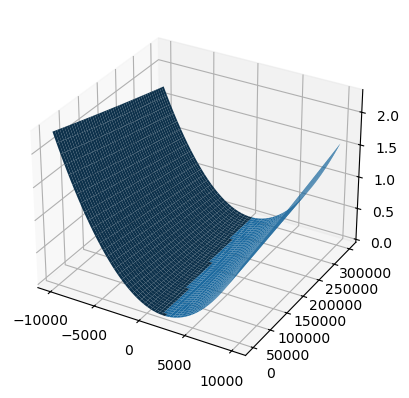
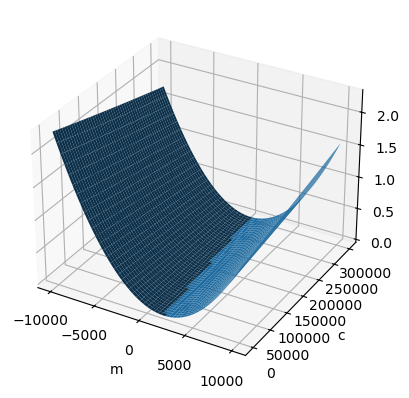
The notebook cell's code change between the first figure and the second:
--- before
+++ after
@@ -21,4 +21,7 @@
 print(m.shape)
 
+a.set_xlabel("m")
+a.set_ylabel("c")
+a.set_zlabel("error")
 
 print(best_m)
@@ -26,3 +29,2 @@
 my_m=best_m
 my_c=best_c
-

Commit: 1